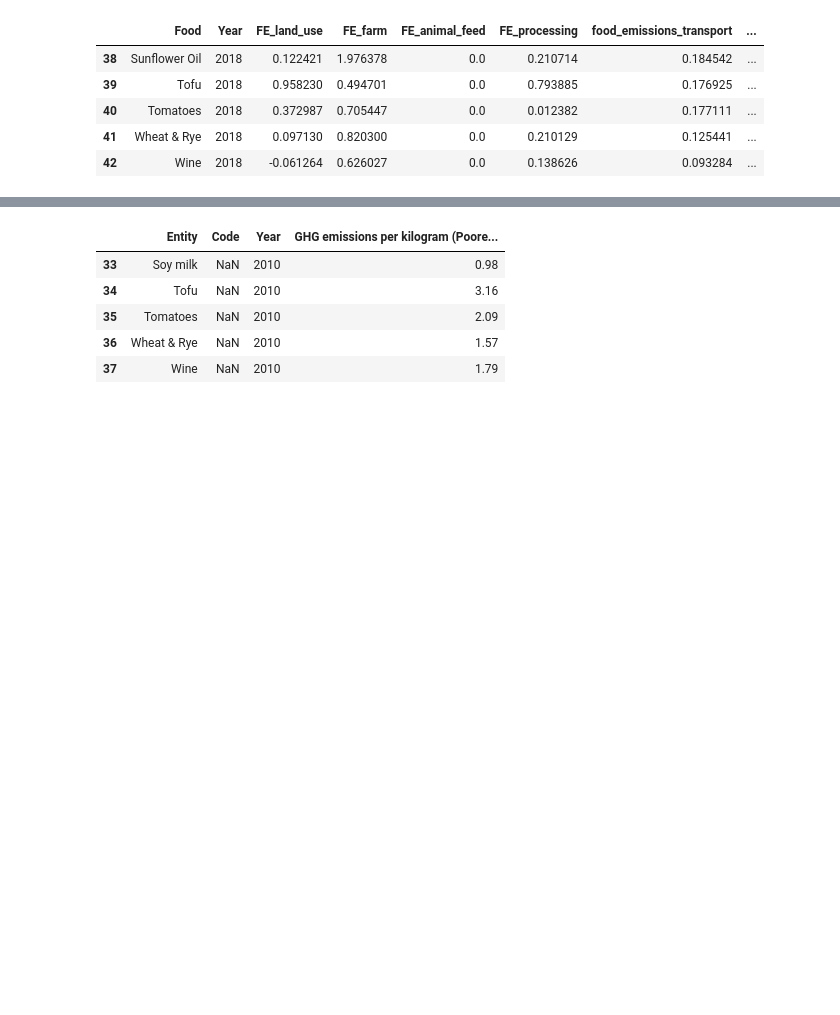
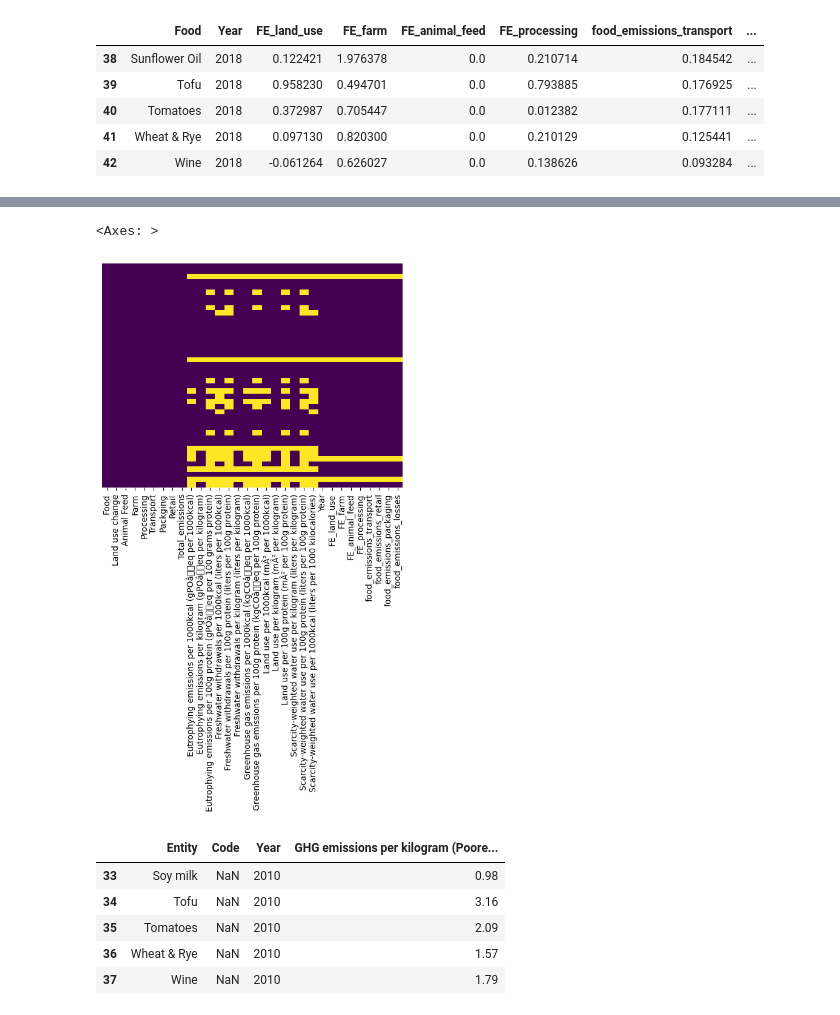
Before and after one commit to CatarinaCosta02/AIS, a Jupyter notebook: ais.ipynb, the cells around one changed output, grey strips where cells are left out. Saved outputs shown, nothing was run; the diff lists cells and outputs as text; code cells hidden in the pictures; blank space fills up the shorter version.

```diff
--- a/ais.ipynb
+++ b/ais.ipynb
@@ -144,6 +202,9 @@ Data columns (total 23 columns):
  22  Scarcity-weighted water use per 1000kcal (liters per 1000 kilocalories)  30 non-null     float64
 dtypes: float64(22), object(1)
 memory usage: 7.9+ KB
+# %%
+# make a rename
+df_foodProduc = df_foodProduc.rename(columns={"Food product": "Food"})
 # %%
 df_foodEmissions.tail()
 # %% [output]
@@ -167,3 +228,8 @@ df_foodEmissions.tail()
 | 40 | Tomatoes | 2018 | 0.372987 | 0.705447 | 0.0 | 0.012382 | 0.177111 | ... |
 | 41 | Wheat & Rye | 2018 | 0.097130 | 0.820300 | 0.0 | 0.210129 | 0.125441 | ... |
 | 42 | Wine | 2018 | -0.061264 | 0.626027 | 0.0 | 0.138626 | 0.093284 | ... |
+# %%
+# merge dos datasets df_foodProduc e df_foodEmissions pela Food
+df_foodProducEmissions = pd.merge(df_foodProduc, df_foodEmissions, on=['Food'], how='left')
+df_foodProducEmissions = df_foodProducEmissions.sort_values(by='Food')
+df_foodProducEmissions
@@ -170,3 +254,8 @@ df_foodEmissions.tail()
+# %%
+sns.heatmap(df_foodProducEmissions.isnull(),yticklabels=False,cbar=False,cmap='viridis')
+# %% [output]
+<Axes: >
+[figure, added]
 # %%
 df_ghg.tail()
 # %% [output]
```
Also changed, not shown: parts of 13 cells of this notebook, 2 other files.
